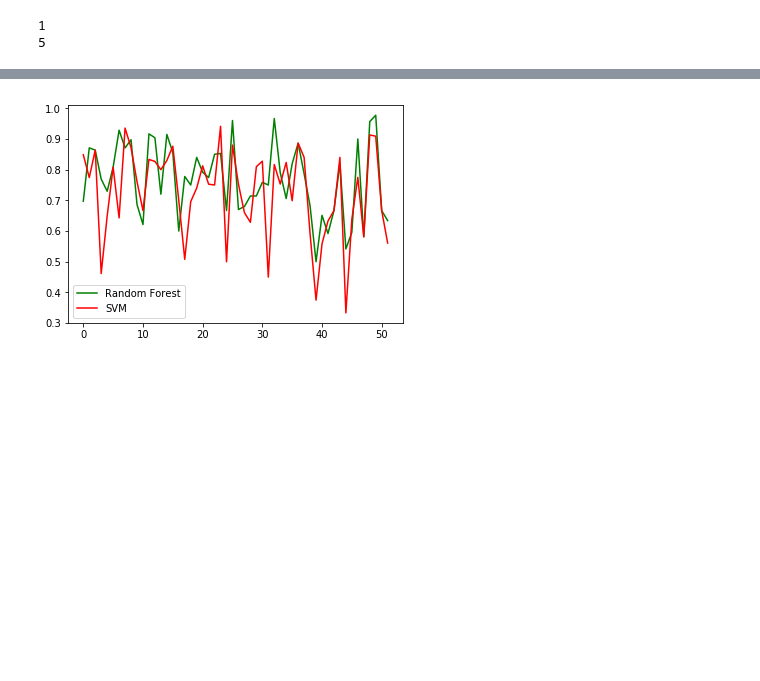
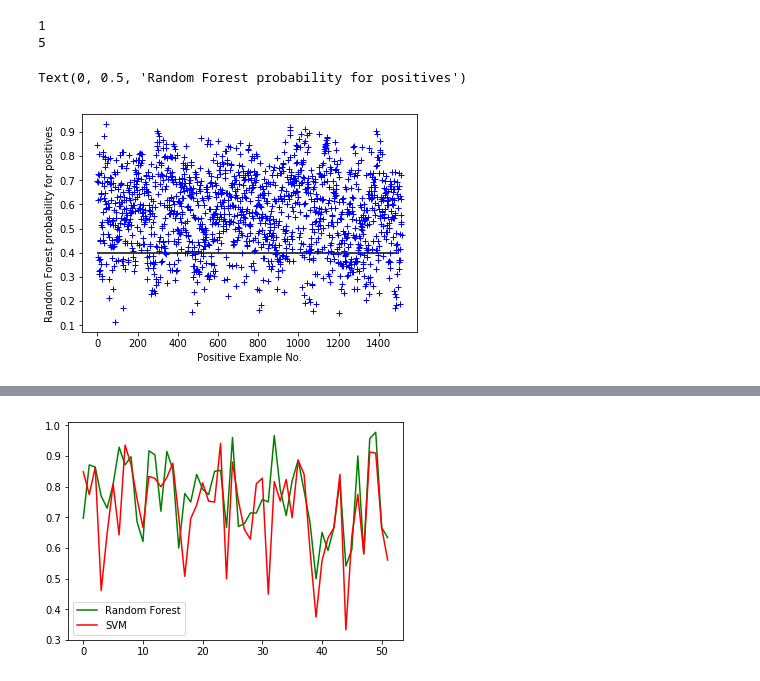
Before and after one commit to kitsiosk/thesis-attention, a Jupyter notebook: leave_one_out.ipynb, the cells around one changed output, grey strips where cells are left out. Saved outputs shown, nothing was run; the diff lists cells and outputs as text; code cells hidden in the pictures; blank space fills up the shorter version.

```diff
--- a/leave_one_out.ipynb
+++ b/leave_one_out.ipynb
@@ -31,7 +31,7 @@ def get_camera_parameters(size):
 
     return camera_matrix, dist_coeffs
 # %%
-def get_full_image_points(landmarks):
+def get_image_points(landmarks):
     image_points = np.zeros((68, 2))
 
     for i in range(68):
@@ -104,7 +106,7 @@ keys_all = np.asarray(keys_all)
 # %%
-participants = glob.glob('dataset/*')
 # Define global variables
 DATASET_SIZE = len(keys_all)
+NUM_FEATURES = 22
 NUM_OF_PARTICIPANTS = len(participants)
 EAR_THRESHOLD = 0.17
 DEBUG = False
@@ -511,3 +488,12 @@ for i in low_score_subjects_rf:
 file2 = open("low_score_svm.txt", "w")
 for i in low_score_subjects_svm:
     file2.write(i + '\n')
+# %%
+plt.figure(1)
+plt.plot(positive_probs_rf, 'b+')
+plt.hlines(0.4, 0, 1500, label='threshold')
+plt.xlabel('Positive Example No.')
+plt.ylabel('Random Forest probability for positives')
+# %% [output]
+Text(0, 0.5, 'Random Forest probability for positives')
+[figure, added]
```
Also changed, not shown: parts of 11 cells of this notebook, 10 other files.
